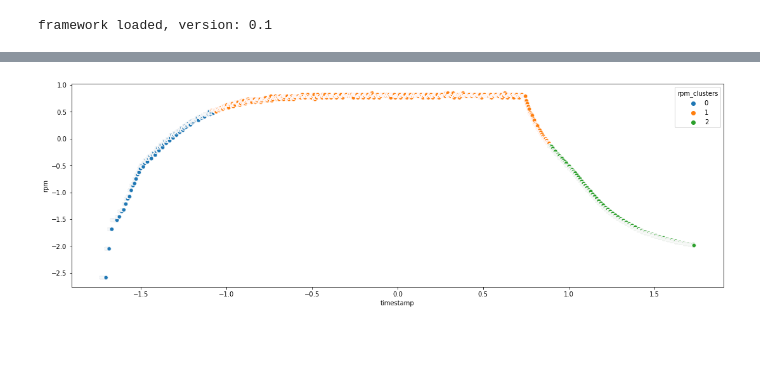
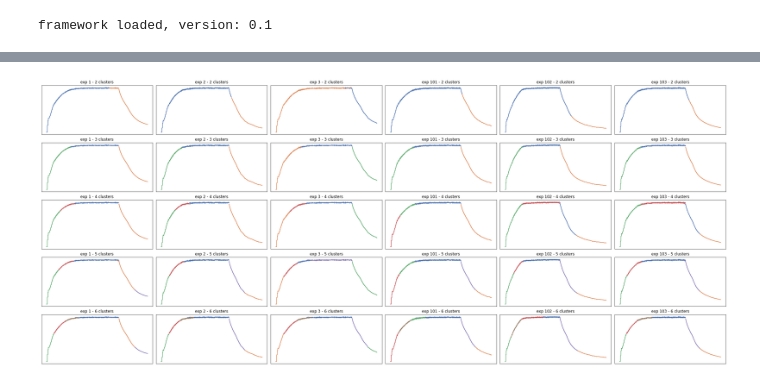
Before and after one commit to WaldemarWalo/DataScienceProjects, a Jupyter notebook: Bearing_Classification/20.FE-cluster RPM.ipynb, the cells around one changed output, grey strips where cells are left out. Drawn from its saved outputs; the diff is of its cells as text; code cells hidden in the pictures; blank space fills up the shorter version.

```diff
--- a/Bearing_Classification/20.FE-cluster RPM.ipynb
+++ b/Bearing_Classification/20.FE-cluster RPM.ipynb
@@ -67,8 +77,28 @@ for c in df_exp1['rpm_clusters'].unique():
-# %%
-df_plt = df_exp1
-ax = f.get_ax(1, 3)
-_ = sns.scatterplot(data=df_plt, x='timestamp', y='rpm', ax=ax, hue='rpm_clusters')
-# %% [output]
-[figure, removed]
+# %%
+exp_ids = df_status_0 + df_status_1
+n_clusters = list(range(2, 7))
+
+axs = f.get_axes(len(n_clusters), len(exp_ids),2 , 2)
+
+for i_exp, exp_id in enumerate(exp_ids):
+
+    df_cluster = df_data.loc[df_data['experiment_id'] == exp_id, ['timestamp','rpm']].copy()
+    df_cluster[['timestamp','rpm']] = StandardScaler().fit_transform(df_cluster[['timestamp','rpm']])
+
+    inertias = [] # BIC / AUC
+    cluster_n = []
+
+    for n, ax  in zip( n_clusters, axs[:, i_exp]):
+        model = GaussianMixture(n_components=n, random_state=RS)
+        clusters = model.fit_predict(df_cluster[['timestamp','rpm']])
+
+        cluster_n.append(n)
+        # inertias.append(model.inertia_)
+        _ = sns.lineplot(data=df_cluster, x='timestamp', y='rpm', hue=clusters, ax = ax, palette="deep", legend = False).set_title(f'exp {exp_id} - {n} clusters')
+        ax.axes.get_xaxis().set_visible(False)
+        ax.axes.get_yaxis().set_visible(False)
+    # _ = f.get_ax(0.5, 2).plot(cluster_n, inertias)
+# %% [output]
+[figure, added]
 # %%
 # https://scikit-learn.org/stable/auto_examples/cluster/plot_cluster_comparison.html
```
Also changed, not shown: parts of 4 cells of this notebook, 3 other files.
